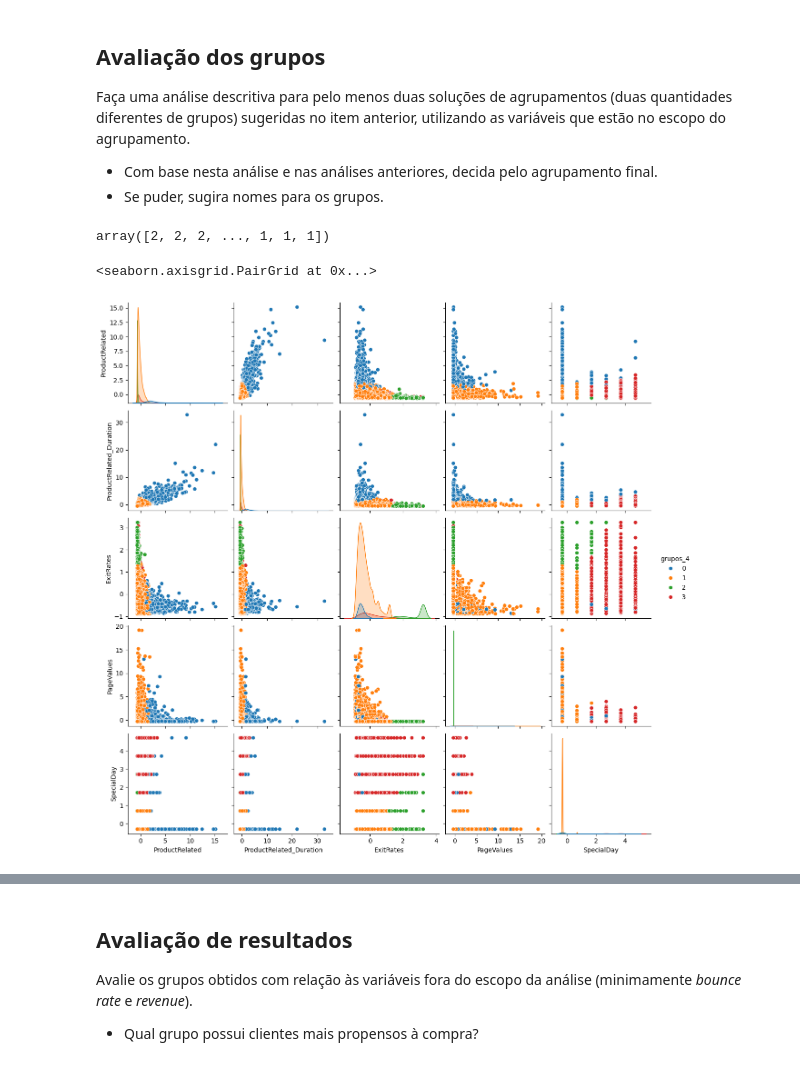
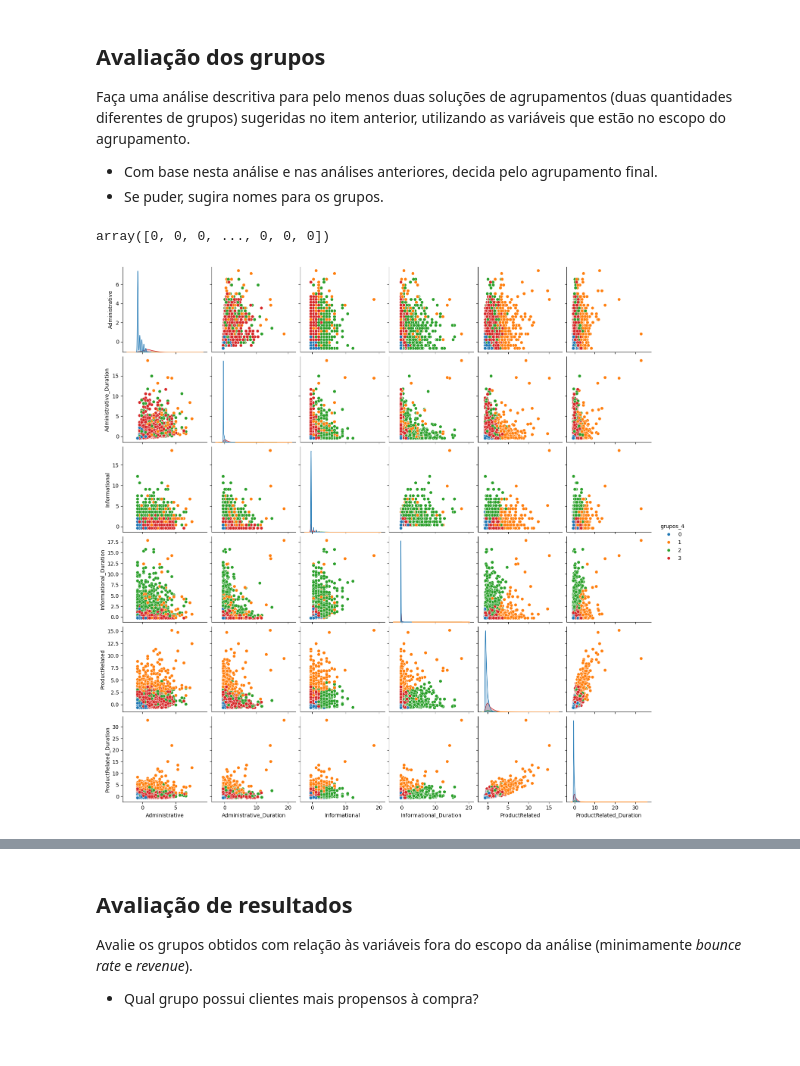
Before and after one commit to renatdoug/EBAC_Ci-ncia-de-Dados, a Jupyter notebook: mod29_tarefa-Segundo.ipynb, the cells around one changed output, grey strips where cells are left out. Saved outputs shown, nothing was run; the diff lists cells and outputs as text; code cells hidden in the pictures.

```diff
--- a/mod29_tarefa-Segundo.ipynb
+++ b/mod29_tarefa-Segundo.ipynb
@@ -122,4 +120,7 @@ Para analisar se clientes com diferentes comportamentos de navegação têm prop
 # %%
 # Selecionar as variáveis para o pairplot
-variaveis = ['ProductRelated', 'ProductRelated_Duration',
-        'ExitRates', 'PageValues', 'SpecialDay']
+variaveis = []
+cols = df.columns
+for i in range(6):
+    variaveis.append(cols[i])
+variaveis
@@ -195,27 +203,23 @@ Faça uma análise descritiva para pelo menos duas soluções de agrupamentos (d
 - Com base nesta análise e nas análises anteriores, decida pelo agrupamento final.
 - Se puder, sugira nomes para os grupos.
 # %%
-
-# Aplicar KMeans com 2 clusters
-df_pad = pd.DataFrame(StandardScaler().fit_transform(df[variaveis]), columns = df[variaveis].columns)
-
-clusters_4 = KMeans(n_clusters=4, random_state=42, n_init=10)
+# Aplicar KMeans com 4 clusters
+clusters_4 = KMeans(n_clusters=4, random_state=422, n_init=10)
 clusters_4.fit_predict(df_pad)
 
 # Aplicar KMeans com 5 clusters
 clusters_5 = KMeans(n_clusters=5, random_state=422, n_init=10)
 clusters_5.fit_predict(df_pad)
 # %% [output]
-array([2, 2, 2, ..., 1, 1, 1])
+array([0, 0, 0, ..., 0, 0, 0])
 # %%
 # Criar um DataFrame com as variáveis normalizadas e os grupos
 df_pad['grupos_4'] = pd.Categorical(clusters_4.labels_)
 df_pad['grupos_5'] = pd.Categorical(clusters_5.labels_)
 # %%
 # Gerar o pairplot com clusters (4)
-sns.pairplot(df_pad, hue='grupos_4')
+sns.pairplot(df_pad, hue='grupos_4').savefig('pairplot_clusters_4.png')
 # %% [output]
-<seaborn.axisgrid.PairGrid at 0x...>
-[figure, old version]
+[figure, new version]
 # %%
 # Gerar o pairplot com clusters (5)
```
Also changed, not shown: parts of 19 cells of this notebook.
